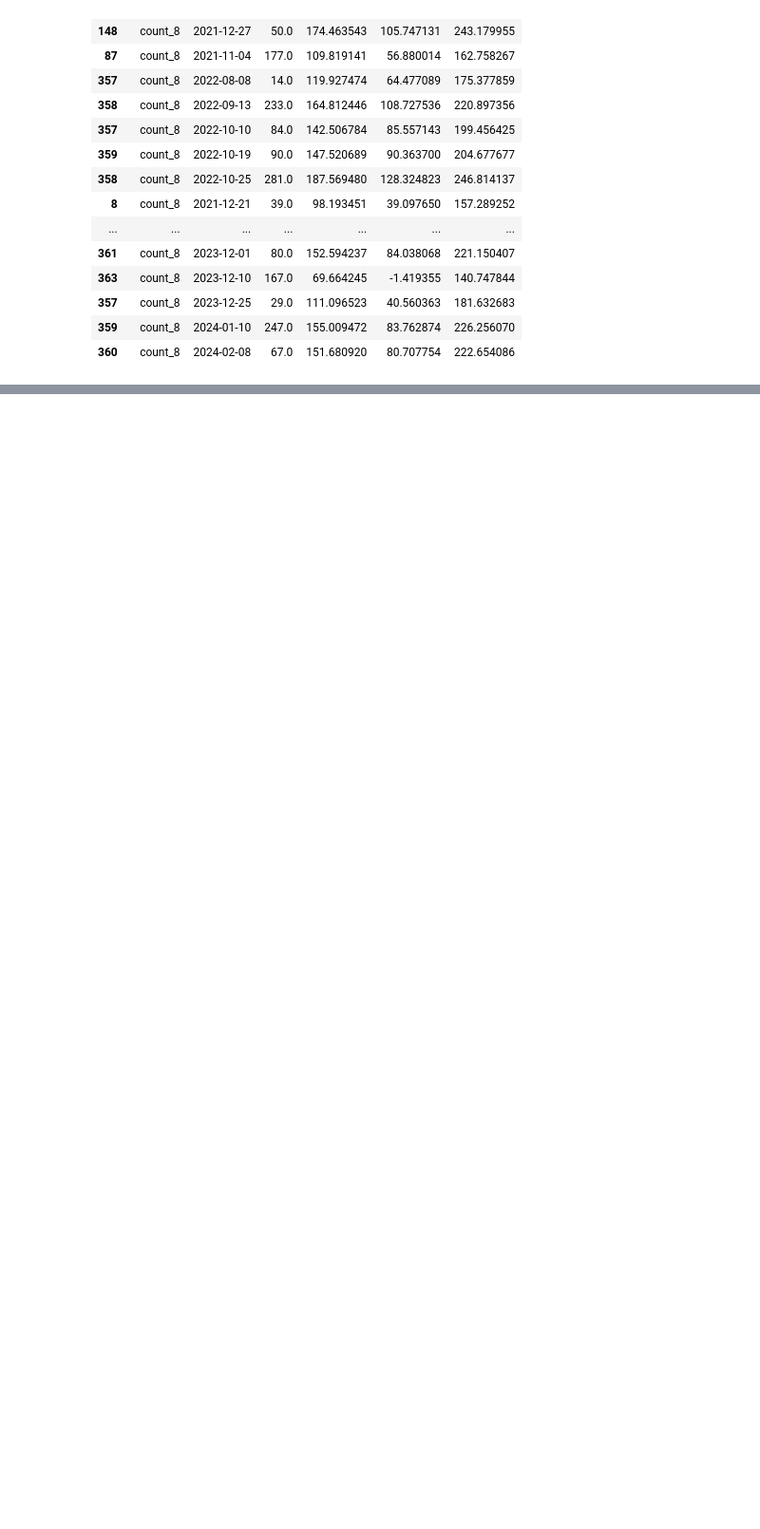
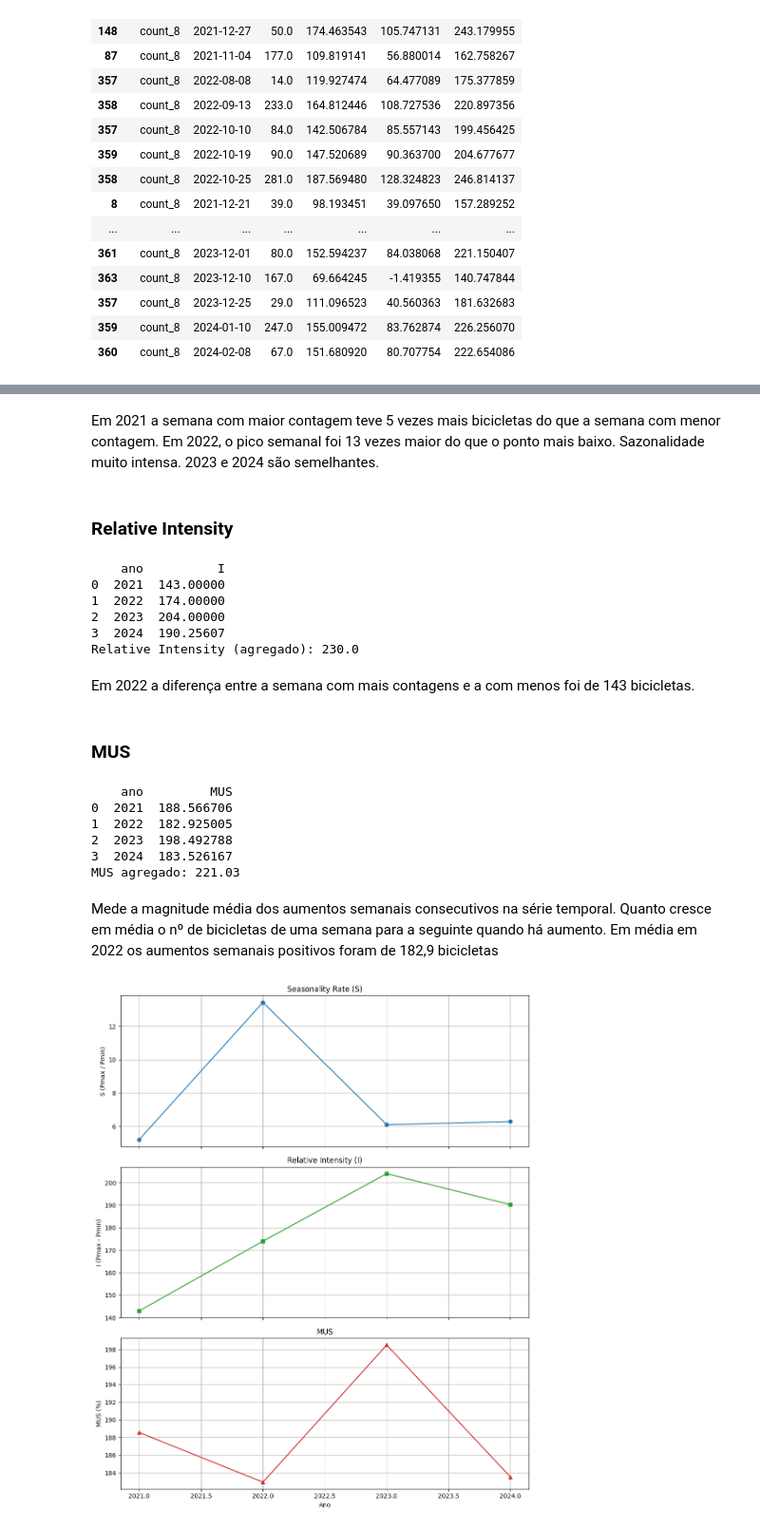
Before and after one commit to joanacarvalheiro/Seasonality, a Jupyter notebook: construcao_modelos/MSTL.ipynb, the cells around one changed output, grey strips where cells are left out. Shown: that part at 95% size. Drawn from its saved outputs; the diff is of its cells as text; code cells hidden in the pictures; blank space fills up the shorter version.

```diff
--- a/construcao_modelos/MSTL.ipynb
+++ b/construcao_modelos/MSTL.ipynb
@@ -720,0 +754,71 @@ print(anomalies)
+# %% [markdown]
+Em 2021 a semana com maior contagem teve 5 vezes mais bicicletas do que a semana com menor contagem.
+Em 2022, o pico semanal foi 13 vezes maior do que o ponto mais baixo. Sazonalidade muito intensa.
+2023 e 2024 são semelhantes.
+# %% [markdown]
+### Relative Intensity
+# %%
+s_por_ano['I'] = s_por_ano['max'] - s_por_ano['min']
+i_agg = df_semanal['count_8'].max() - df_semanal['count_8'].min()
+
+print(s_por_ano[['ano', 'I']])
+print(f"Relative Intensity (agregado): {i_agg}")
+# %% [output]
+    ano          I
+0  2021  143.00000
+1  2022  174.00000
+2  2023  204.00000
+3  2024  190.25607
+Relative Intensity (agregado): 230.0
+# %% [markdown]
+Em 2022 a diferença entre a semana com mais contagens e a com menos foi de 143 bicicletas.
+# %% [markdown]
+### MUS
+# %%
+# Média anual de dormidas (ou neste caso, contagens semanais)
+mus_por_ano = df_semanal.groupby('ano')['count_8'].agg(['mean', 'max']).reset_index()
+mus_por_ano['MUS'] = 100 * mus_por_ano['max'] / mus_por_ano['mean']
+
+# MUS agregado
+mus_agg = 100 * df_semanal['count_8'].max() / df_semanal['count_8'].mean()
+
+print(mus_por_ano[['ano', 'MUS']])
+print(f"MUS agregado: {mus_agg:.2f}")
+# %% [output]
+    ano         MUS
+0  2021  188.566706
+1  2022  182.925005
+2  2023  198.492788
+3  2024  183.526167
+MUS agregado: 221.03
+# %% [markdown]
+Mede a magnitude média dos aumentos semanais consecutivos na série temporal. Quanto cresce em média o nº de bicicletas de uma semana para a seguinte quando há aumento.
+Em média em 2022 os aumentos semanais positivos foram de 182,9 bicicletas
+# %%
+# Gráfico dos três indicadores: S, I, MUS
+
+fig, axs = plt.subplots(3, 1, figsize=(10, 12), sharex=True)
+
+# Plot S
+axs[0].plot(s_por_ano['ano'], s_por_ano['S'], marker='o', color='tab:blue')
+axs[0].set_title('Seasonality Rate (S)')
+axs[0].set_ylabel('S (Pmax / Pmin)')
+axs[0].grid(True)
+
+# Plot I
+axs[1].plot(s_por_ano['ano'], s_por_ano['I'], marker='s', color='tab:green')
+axs[1].set_title('Relative Intensity (I)')
+axs[1].set_ylabel('I (Pmax - Pmin)')
+axs[1].grid(True)
+
+# Plot MUS
+axs[2].plot(mus_por_ano['ano'], mus_por_ano['MUS'], marker='^', color='tab:red')
+axs[2].set_title('MUS')
+axs[2].set_ylabel('MUS (%)')
+axs[2].set_xlabel('Ano')
+axs[2].grid(True)
+
+plt.tight_layout()
+plt.show()
+# %% [output]
+[figure, added]
```
Also changed, not shown: parts of 27 cells of this notebook.
